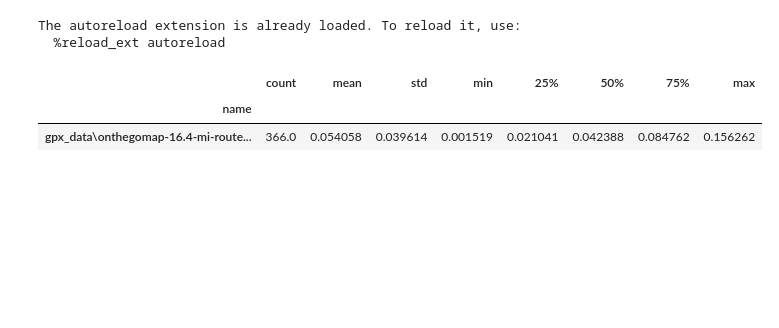
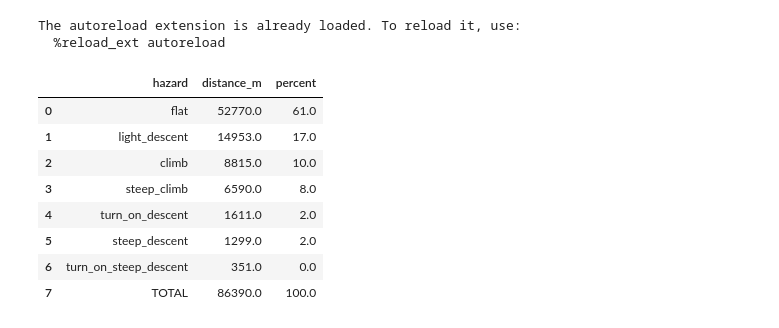
Before and after one commit to peter-amerkhanian/gpx-analysis, a Jupyter notebook: main.ipynb, the cells around one changed output. Drawn from its saved outputs; the diff is of its cells as text; code cells hidden in the pictures; blank space fills up the shorter version.

```diff
--- a/main.ipynb
+++ b/main.ipynb
@@ -48,8 +38,31 @@ gdf_segments = gpd.GeoDataFrame(
     crs=segments[0].crs,
 )
 # %%
-df[df['step_grade'] > 0].groupby('name')['step_grade'].describe()
+summary = (
+    df.groupby("hazard", dropna=False, as_index=False)["step_dist_f"]
+      .sum()
+      .sort_values(by='step_dist_f', ascending=False)
+      .rename(columns={"step_dist_f": "distance_m"})
+)
+
+total = summary["distance_m"].sum()
+summary["percent"] = summary["distance_m"] / total * 100
+
+grand_total = pd.DataFrame([{
+    "hazard": "TOTAL",
+    "distance_m": total,
+    "percent": 100.0
+}])
+
+summary_with_total = pd.concat([summary, grand_total], ignore_index=True).round()
+summary_with_total
 # %% [output]
-|  | count | mean | std | min | 25% | 50% | 75% | max |
-| name |  |  |  |  |  |  |  |  |
-| gpx_data\onthegomap-16.4-mi-route... | 366.0 | 0.054058 | 0.039614 | 0.001519 | 0.021041 | 0.042388 | 0.084762 | 0.156262 |
+|  | hazard | distance_m | percent |
+| 0 | flat | 52770.0 | 61.0 |
+| 1 | light_descent | 14953.0 | 17.0 |
+| 2 | climb | 8815.0 | 10.0 |
+| 3 | steep_climb | 6590.0 | 8.0 |
+| 4 | turn_on_descent | 1611.0 | 2.0 |
+| 5 | steep_descent | 1299.0 | 2.0 |
+| 6 | turn_on_steep_descent | 351.0 | 0.0 |
+| 7 | TOTAL | 86390.0 | 100.0 |
```
Also changed, not shown: parts of 7 cells of this notebook, 2 other files.
